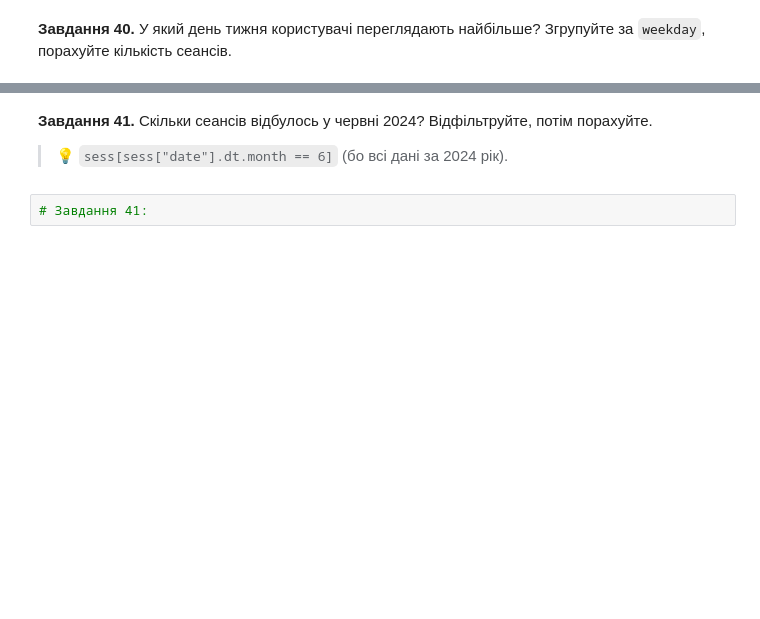
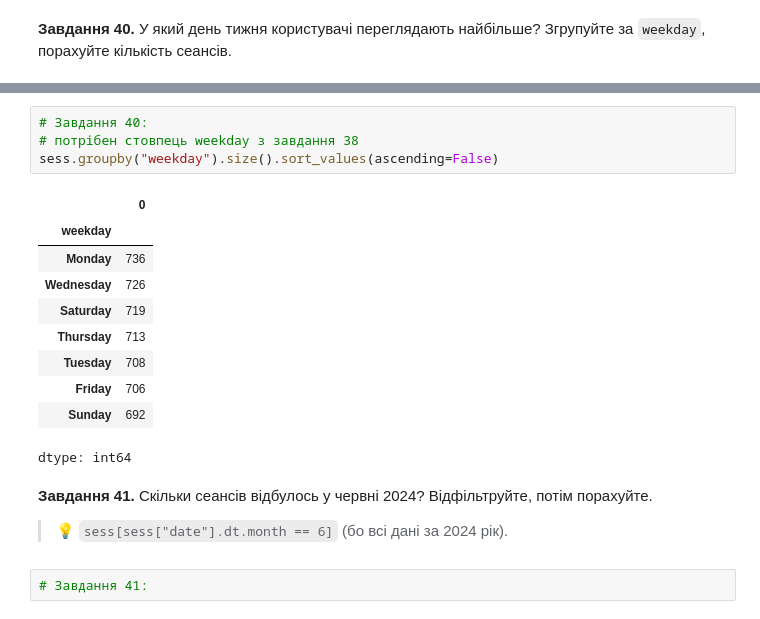
Before and after one commit to DymaStar/DTA_2026, a Jupyter notebook: HW/HW_DimaStar2905Nazar80_"pandas_viz_practice_ipynb".ipynb, the cells around one changed output, grey strips where cells are left out. Cells and saved outputs as stored; diff of their text form; blank space fills up the shorter version.

```diff
--- a/HW/HW_DimaStar2905Nazar80_"pandas_viz_practice_ipynb".ipynb
+++ b/HW/HW_DimaStar2905Nazar80_"pandas_viz_practice_ipynb".ipynb
@@ -813,3 +840,18 @@ sess[["date", "month"]].head()
+# %%
+# Завдання 40:
+# потрібен стовпець weekday з завдання 38
+sess.groupby("weekday").size().sort_values(ascending=False)
+# %% [output]
+|  | 0 |
+| weekday |  |
+| Monday | 736 |
+| Wednesday | 726 |
+| Saturday | 719 |
+| Thursday | 713 |
+| Tuesday | 708 |
+| Friday | 706 |
+| Sunday | 692 |
+dtype: int64
 # %% [markdown]
 **Завдання 41.** Скільки сеансів відбулось у червні 2024? Відфільтруйте, потім порахуйте.
 
```
Also changed, not shown: parts of 6 cells of this notebook.
